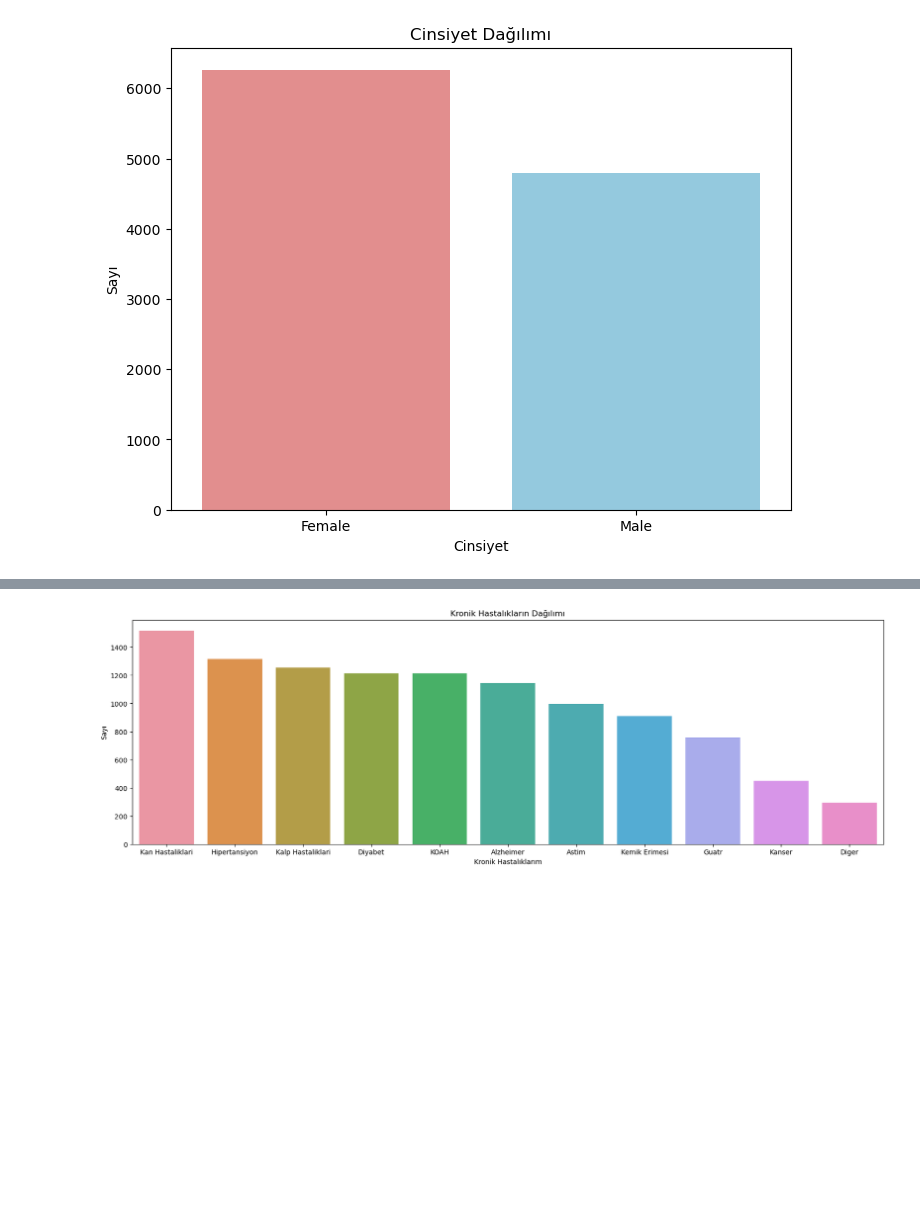
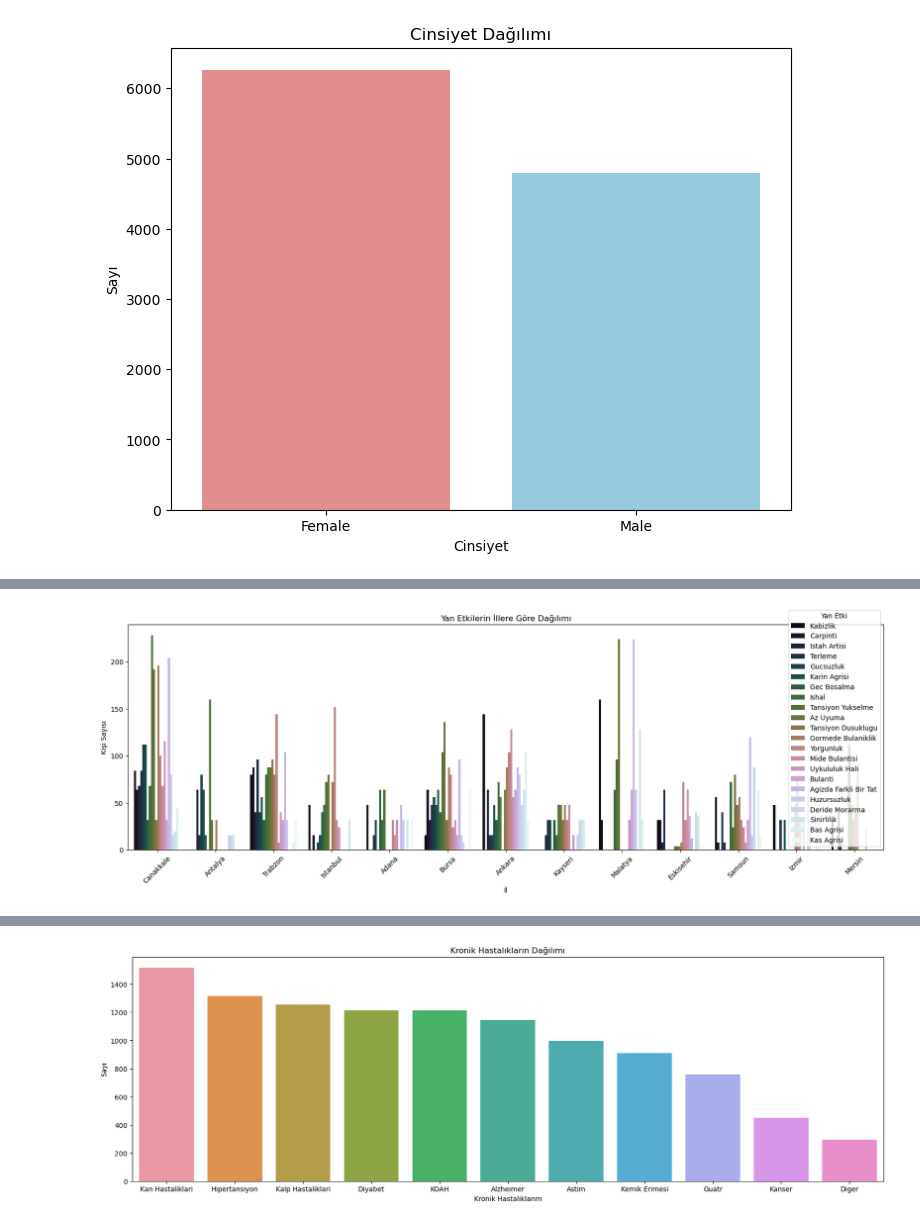
Before and after one commit to Tubaakbas/Pusula_Tuba_AKBAS, a Jupyter notebook: Side_Effect.ipynb, the cells around one changed output, grey strips where cells are left out. Saved outputs shown, nothing was run; the diff lists cells and outputs as text; code cells hidden in the pictures; blank space fills up the shorter version.

```diff
--- a/Side_Effect.ipynb
+++ b/Side_Effect.ipynb
@@ -268,0 +300,12 @@ plt.show()
+# %%
+# Yan etkilerin hangi illerde daha sık görüldüğü
+plt.figure(figsize=(20, 6))
+sns.countplot(data=side_effect_data, x='Il', hue='Yan_Etki', palette='cubehelix')
+plt.title('Yan Etkilerin İllere Göre Dağılımı')
+plt.xlabel('İl')
+plt.ylabel('Kişi Sayısı')
+plt.xticks(rotation=45)
+plt.legend(title='Yan Etki')
+plt.show()
+# %% [output]
+[figure, added]
```
Also changed, not shown: parts of 11 cells of this notebook.
